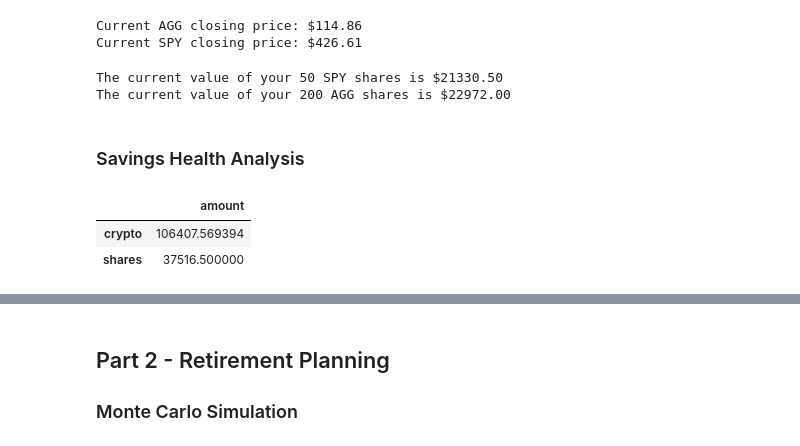
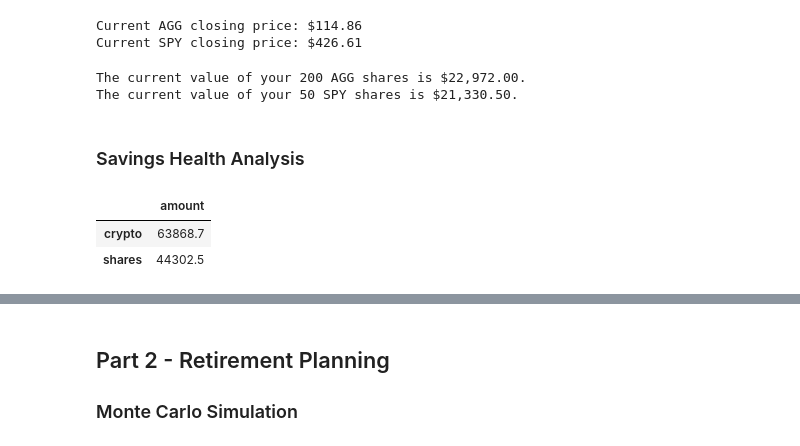
Before and after one commit to Akosah304/financial_planning_tools.ipynb, a Jupyter notebook: Starter_Code/financial-planner.ipynb, the cells around one changed output, grey strips where cells are left out. Cells and saved outputs as stored; diff of their text form; code cells hidden in the pictures.

```diff
--- a/Starter_Code/financial-planner.ipynb
+++ b/Starter_Code/financial-planner.ipynb
@@ -133,30 +134,35 @@ Current AGG closing price: $114.86
 Current SPY closing price: $426.61
 # %%
 # Compute the current value of shares
+my_agg_value = agg_close_price * my_agg
 my_spy_value = spy_close_price * my_spy
-my_agg_value = agg_close_price * my_agg
+
 
 # Print current value of shares
-print(f"The current value of your {my_spy} SPY shares is ${my_spy_value:0.2f}")
-print(f"The current value of your {my_agg} AGG shares is ${my_agg_value:0.2f}")
+print(f"The current value of your {my_agg} AGG shares is ${my_agg_value:0,.2f}.")
+print(f"The current value of your {my_spy} SPY shares is ${my_spy_value:0,.2f}.")
 # %% [output]
-The current value of your 50 SPY shares is $21330.50
-The current value of your 200 AGG shares is $22972.00
+The current value of your 200 AGG shares is $22,972.00.
+The current value of your 50 SPY shares is $21,330.50.
 # %% [markdown]
 ### Savings Health Analysis
 # %%
 # Set monthly household income
 monthly_income = 12000
 
 # Consolidate financial assets data
-# YOUR CODE HERE!
+crypto_value = round(my_btc_value + my_eth_value, 2)
+shares_value = round(my_agg_value + my_spy_value, 2)
 
 # Create savings DataFrame
-# YOUR CODE HERE!
+df_savings = pd.DataFrame(
+    {'amount': [crypto_value, shares_value]},
+    ['crypto','shares'],
+)
 
 # Display savings DataFrame
 display(df_savings)
 # %% [output]
 |  | amount |
-| crypto | 106407.569394 |
-| shares | 37516.500000 |
+| crypto | 63868.7 |
+| shares | 44302.5 |
```
Also changed, not shown: parts of 18 cells of this notebook.
